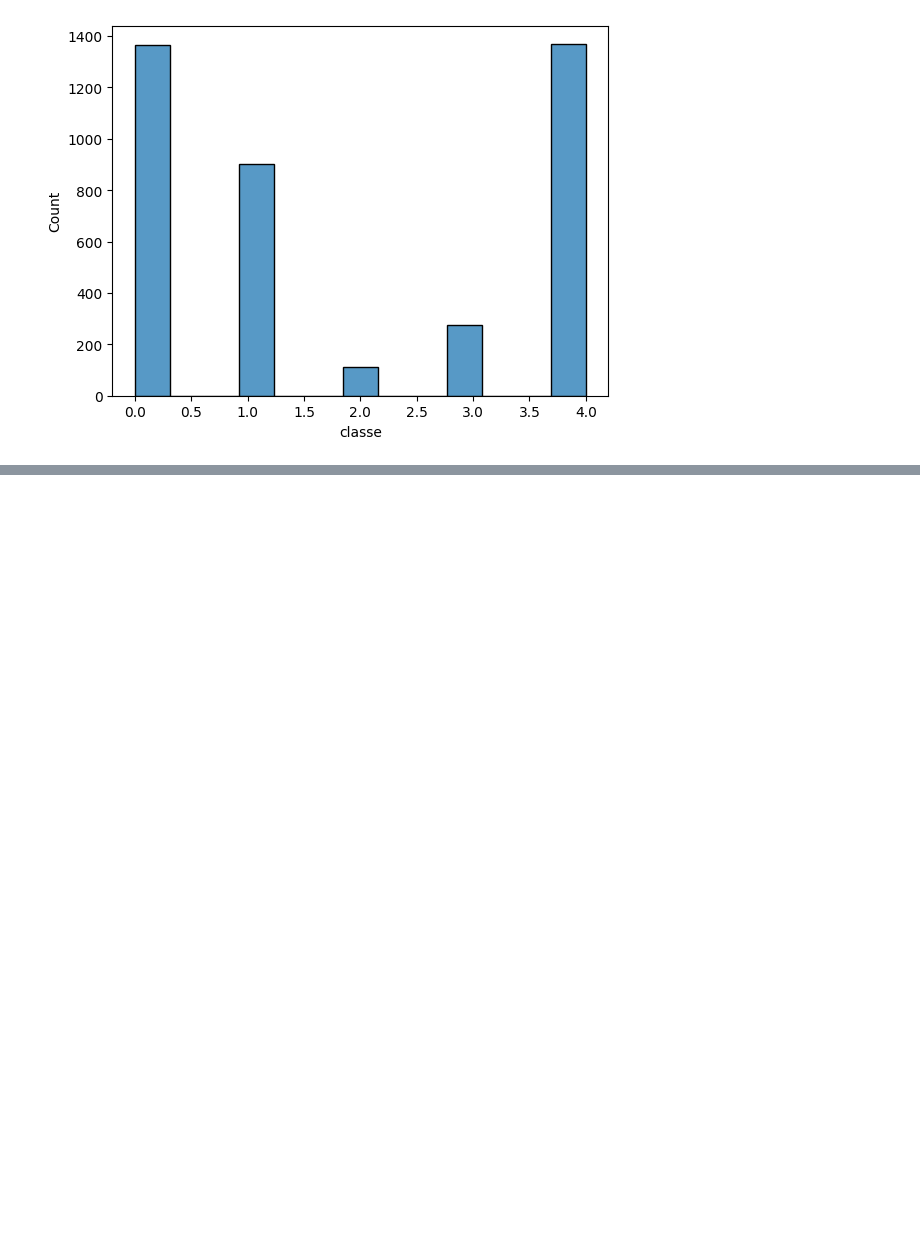
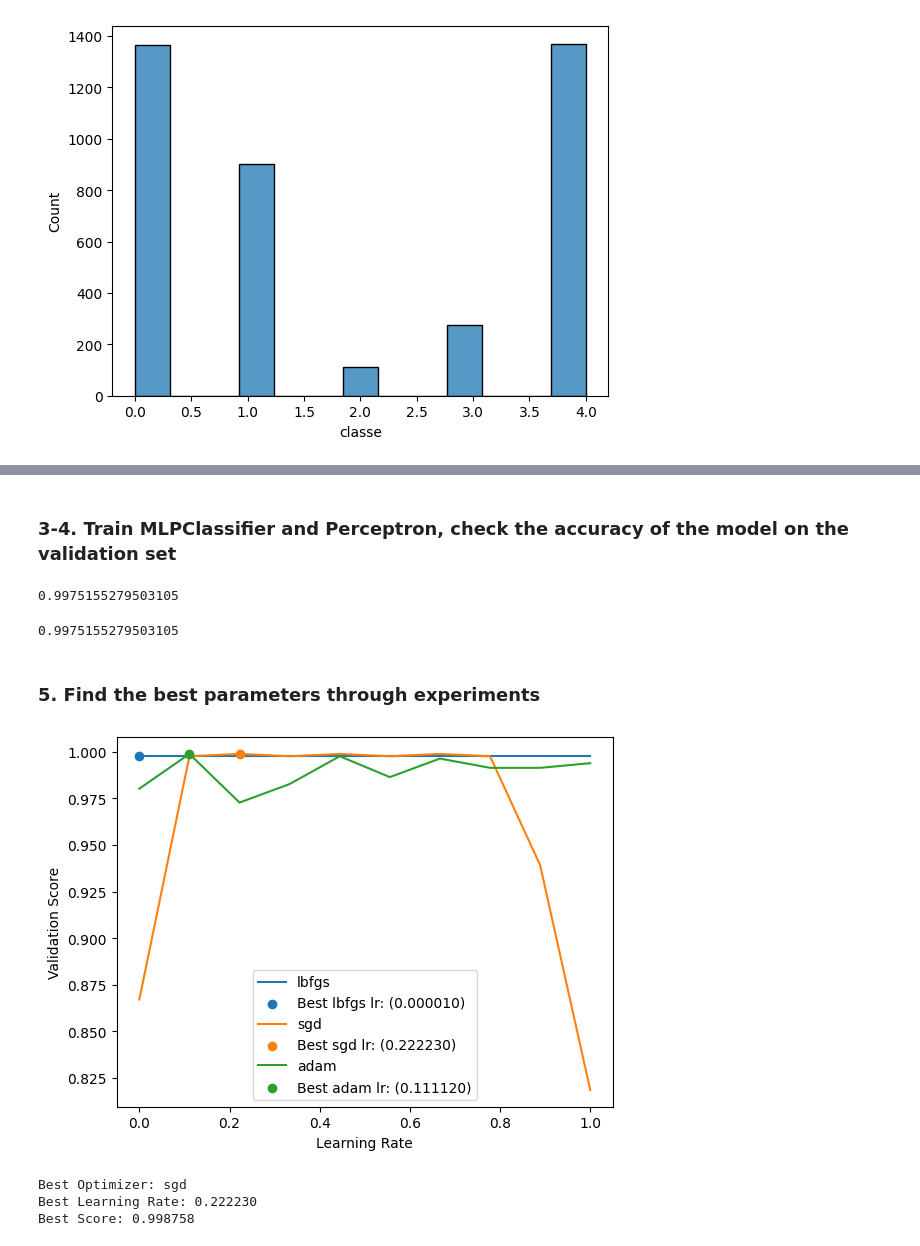
Before and after one commit to UlstuUniversityOrganization/ML-Lab4, a Jupyter notebook: lab4.ipynb, the cells around one changed output, grey strips where cells are left out. Drawn from its saved outputs; the diff is of its cells as text; code cells hidden in the pictures; blank space fills up the shorter version.

```diff
--- a/lab4.ipynb
+++ b/lab4.ipynb
@@ -125,0 +157,71 @@ sns.histplot(df[target_column_name])
+# %%
+x_data = df[feature_columns]
+y_data = df[target_column_name]
+
+scaler_x = StandardScaler()
+# scaler_y = StandardScaler()
+
+x_data = scaler_x.fit_transform(x_data)
+# y_data = scaler_y.fit_transform(y_data.values.reshape(-1, 1)).reshape(-1)
+
+x_train, x_val, y_train, y_val = train_test_split(x_data, y_data, test_size=0.2, random_state=42)
+# %% [markdown]
+### 3-4. Train MLPClassifier and Perceptron, check the accuracy of the model on the validation set
+# %%
+clf = MLPClassifier(max_iter=300, random_state=42)
+clf.fit(x_train, y_train)
+clf.score(x_val, y_val)
+# %% [output]
+0.9975155279503105
+# %%
+perceptron = Perceptron(tol=1e-3, random_state=42)
+perceptron.fit(x_train, y_train)
+perceptron.score(x_val, y_val)
+# %% [output]
+0.9975155279503105
+# %% [markdown]
+### 5. Find the best parameters through experiments
+# %%
+optimizers = ['lbfgs', 'sgd', 'adam']
+best_learning_rates = []
+best_scores = []
+
+for optimizer in optimizers:
+    scores = []
+    learning_rates = np.linspace(0.00001, 1, 10).tolist()
+    for lr in learning_rates:
+        clf = MLPClassifier(learning_rate='constant',
+                            solver=optimizer,
+                            learning_rate_init=lr,
+                            max_iter=1000,
+                            random_state=42)
+        clf.fit(x_train, y_train)
+        scores.append(clf.score(x_val, y_val))
+
+    best_learning_rate = learning_rates[np.argmax(scores)]
+    best_score = max(scores)
+
+    best_learning_rates.append(best_learning_rate)
+    best_scores.append(best_score)
+
+    plt.plot(learning_rates, scores, label=optimizer)
+    plt.scatter(best_learning_rate,
+                best_score,
+                label=f"Best {optimizer} lr: ({best_learning_rate:.6f})", zorder=5)
+plt.xlabel("Learning Rate")
+plt.ylabel("Validation Score")
+plt.legend()
+plt.show()
+
+best_optimizer = optimizers[np.argmax(best_scores)]
+best_score = max(best_scores)
+best_learning_rate = best_learning_rates[np.argmax(best_scores)]
+
+print(f"Best Optimizer: {best_optimizer}")
+print(f"Best Learning Rate: {best_learning_rate:.6f}")
+print(f"Best Score: {best_score:.6f}")
+# %% [output]
+[figure, added]
+Best Optimizer: sgd
+Best Learning Rate: 0.222230
+Best Score: 0.998758
```
Also changed, not shown: parts of 4 cells of this notebook.
